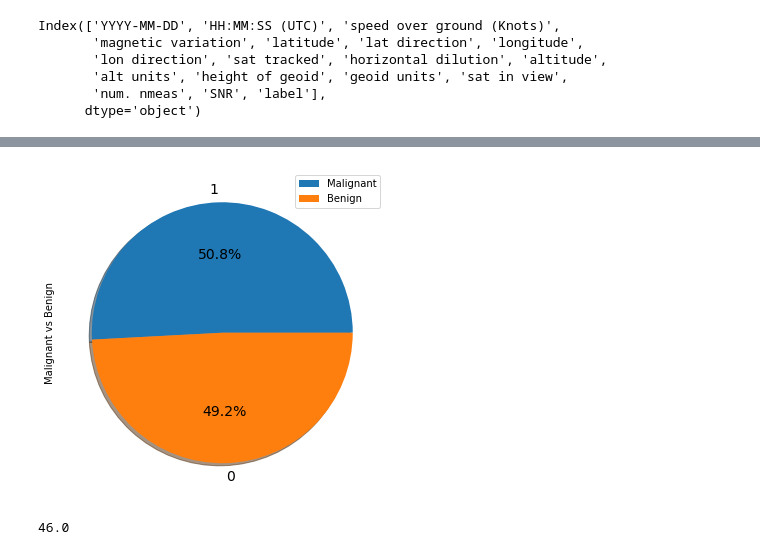
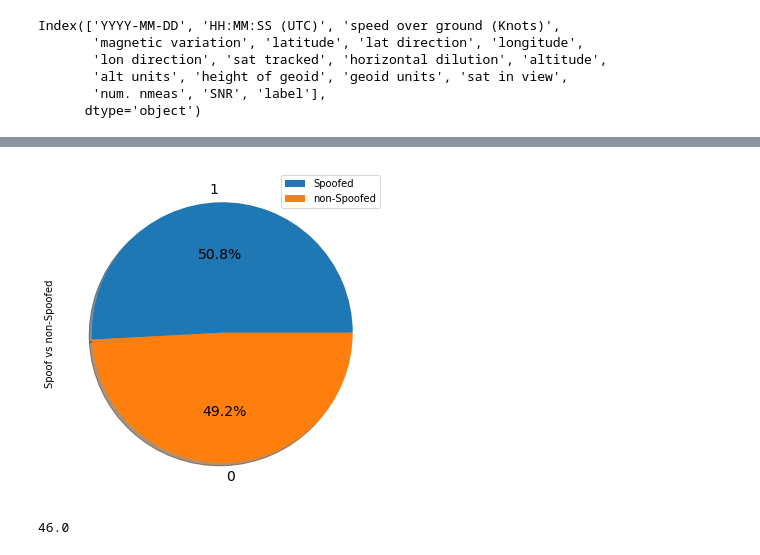
Before and after one commit to jicampos/GPS-Spoofing, a Jupyter notebook: KNN_NMEA.ipynb, the cells around one changed output, grey strips where cells are left out. Cells and saved outputs as stored; diff of their text form; code cells hidden in the pictures.

```diff
--- a/KNN_NMEA.ipynb
+++ b/KNN_NMEA.ipynb
@@ -71,11 +71,11 @@ memory usage: 408.5+ KB
 # %%
 # Display what percentage of our data is spoofed and non-spoofed
 spoofed_data["label"].value_counts().plot(kind = 'pie', figsize = (6, 6), fontsize=14, autopct = '%1.1f%%', shadow = True)
-plt.ylabel("Malignant vs Benign")
-plt.legend(["Malignant", "Benign"])
+plt.ylabel("Spoof vs non-Spoofed")
+plt.legend(["Spoofed", "non-Spoofed"])
 plt.show()
 # %% [output]
-[figure, old version]
+[figure, new version]
 # %%
 from ast import literal_eval
 import statistics as stats
```
